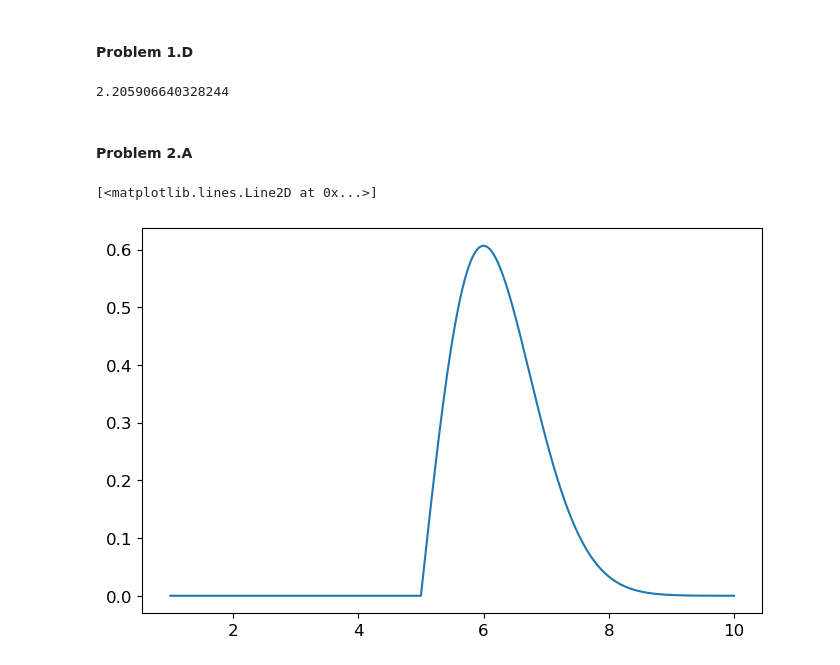
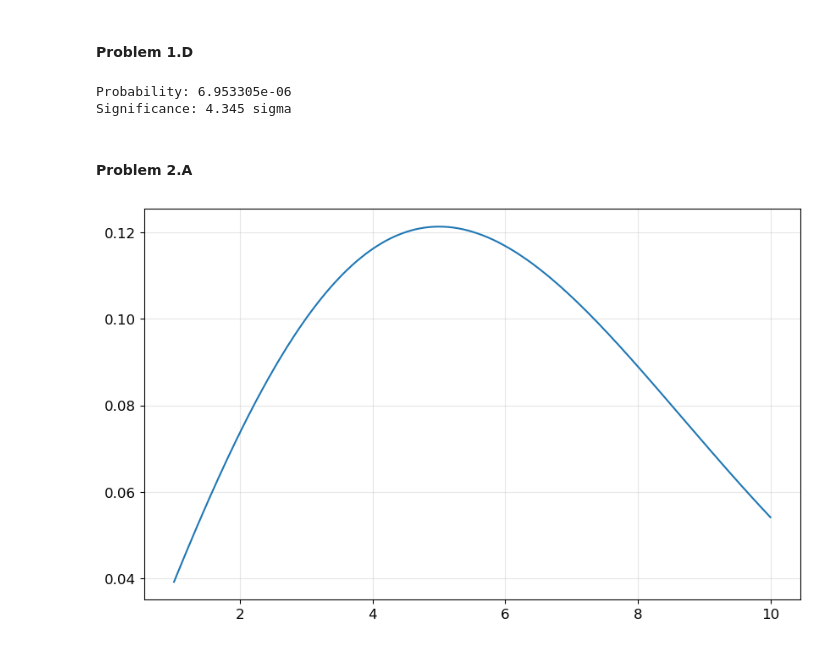
Before and after one commit to twbrouse/PHYS434, a Jupyter notebook: Lab2.ipynb, the cells around one changed output. Saved outputs shown, nothing was run; the diff lists cells and outputs as text; code cells hidden in the pictures.

```diff
--- a/Lab2.ipynb
+++ b/Lab2.ipynb
@@ -7,7 +7,7 @@ from scipy.stats import poisson, norm, rayleigh
 from scipy.optimize import brentq
 
 # Plot settings
-plt.rcParams['figure.figsize'] = (8, 5)
+plt.rcParams['figure.figsize'] = (10, 6)
 plt.rcParams['font.size'] = 12
 # %% [markdown]
 #### Problem 1.A
@@ -53,15 +88,24 @@ sf = stats.poisson.sf(gr_emitted, gr_background)
 # %%
-z = stats.norm.ppf(1 - sf)
-print(z)
+n = 5
+
+mu_background = gr_background * n
+observed = gr_emitted * n
+
+p_value = stats.poisson.sf(observed - 1, mu_background)
+z = stats.norm.isf(p_value)
+
+print(f"Probability: {p_value:.6e}")
+print(f"Significance: {z:.3f} sigma")
 # %% [output]
-2.205906640328244
+Probability: 6.953305e-06
+Significance: 4.345 sigma
 # %% [markdown]
 #### Problem 2.A
 # %%
 x = np.linspace(1, 10, 1000)
-pdf = stats.rayleigh.pdf(x, gr_background)
+pdf = stats.rayleigh.pdf(x, scale=5)
 
-plt.plot(x, pdf)
+plt.grid(alpha=0.3)
+plt.plot(x, pdf);
 # %% [output]
-[<matplotlib.lines.Line2D at 0x...>]
-[figure, old version]
+[figure, new version]
```
Also changed, not shown: parts of 20 cells of this notebook, 1 other file.
